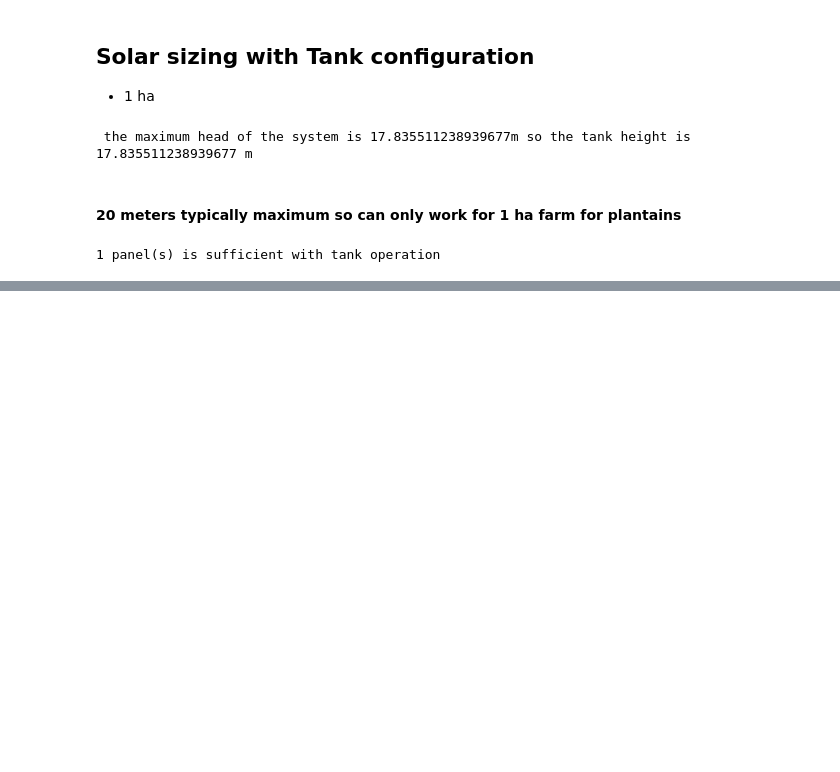
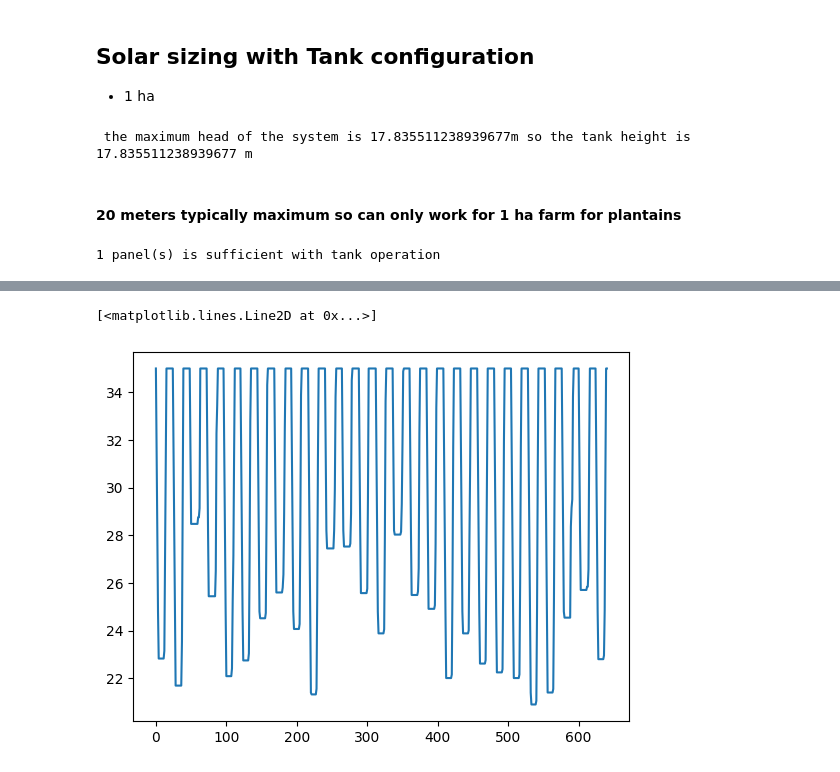
Before and after one commit to mascholten123/Code, a Jupyter notebook: SolarCode/SolarSizing.ipynb, the cells around one changed output, grey strips where cells are left out. Drawn from its saved outputs; the diff is of its cells as text; code cells hidden in the pictures; blank space fills up the shorter version.

```diff
--- a/SolarCode/SolarSizing.ipynb
+++ b/SolarCode/SolarSizing.ipynb
@@ -540,7 +540,7 @@ def tank_pump_curve (Q):
         from PumpCurve.ipynb"""
     return 152054186.35597843*Q**3 + -172700.38396421436*Q**2 + 357.18109285749836*Q + -0.005691445084420055
 
-tank_max_fow_rate = 0.003072606294153521 #m3/s
+tank_max_flow_rate = 0.003072606294153521 #m3/s
 tank_max_power = tank_pump_curve(tank_max_fow_rate)
 
 def tank_system_curve_root(P, Q):
@@ -732,0 +754,5 @@ for n_panels_tank in range(1, 6): #number of panels
+# %%
+plt.plot(Q_stored)
+# %% [output]
+[<matplotlib.lines.Line2D at 0x...>]
+[figure, added]
```
Also changed, not shown: parts of 2 cells of this notebook.
